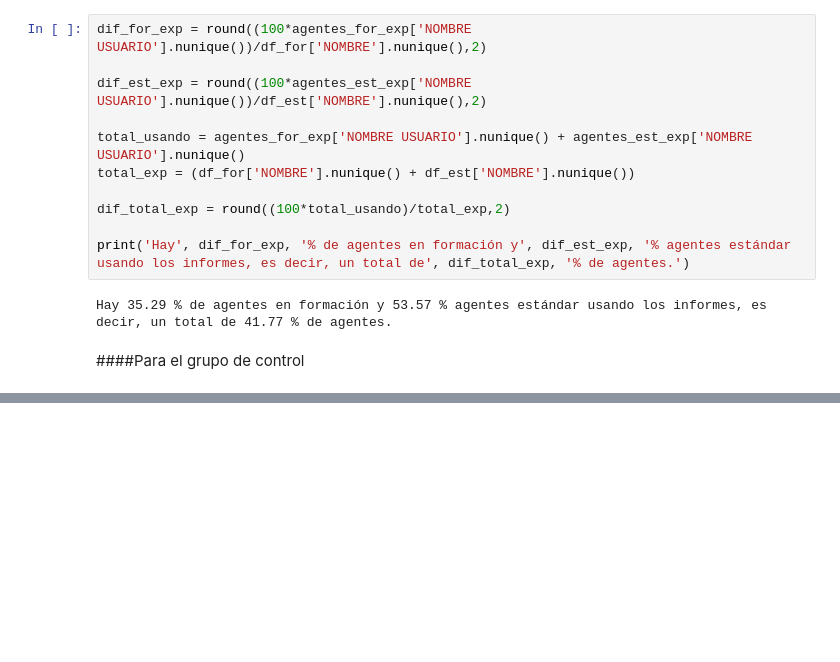
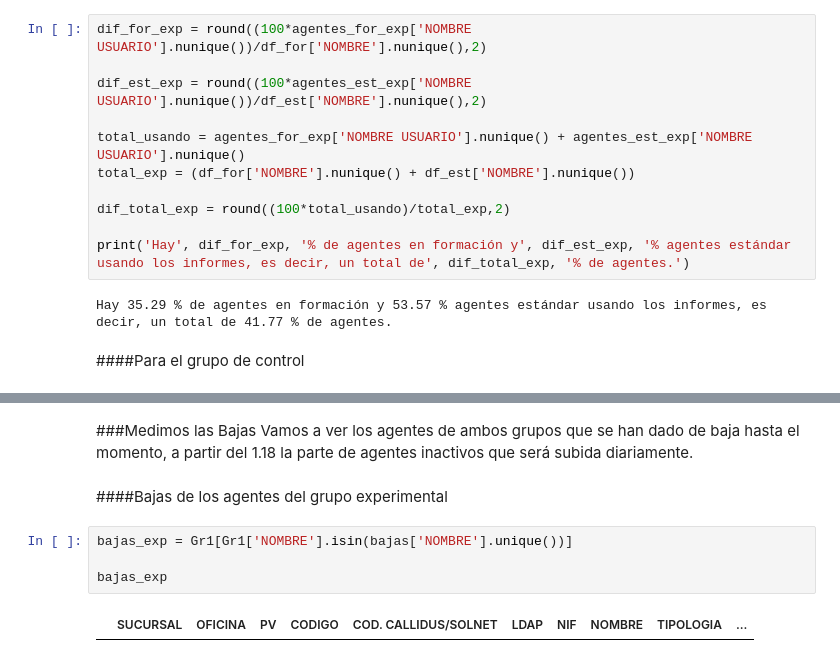
Before and after one commit to Ana-AlonsoCanizares/AA_GRUPO3, a Jupyter notebook: PruebaControl_OCASO.ipynb, the cells around one changed output, grey strips where cells are left out. Saved outputs shown, nothing was run; the diff lists cells and outputs as text; blank space fills up the shorter version.

```diff
--- a/PruebaControl_OCASO.ipynb
+++ b/PruebaControl_OCASO.ipynb
@@ -395,0 +397,11 @@ Hay 18 agentes en formación usando los informes y 12 agentes estándar, es deci
+# %% [markdown]
+###Medimos las Bajas
+Vamos a ver los agentes de ambos grupos que se han dado de baja hasta el momento, a partir del 1.18 la parte de agentes inactivos que será subida diariamente.
+# %% [markdown]
+####Bajas de los agentes del grupo experimental
+# %%
+bajas_exp = Gr1[Gr1['NOMBRE'].isin(bajas['NOMBRE'].unique())]
+
+bajas_exp
+# %% [output]
+|  | SUCURSAL | OFICINA | PV | CODIGO | COD. CALLIDUS/SOLNET | LDAP | NIF | NOMBRE | TIPOLOGIA | ... |
```
Also changed, not shown: parts of 15 cells of this notebook.
